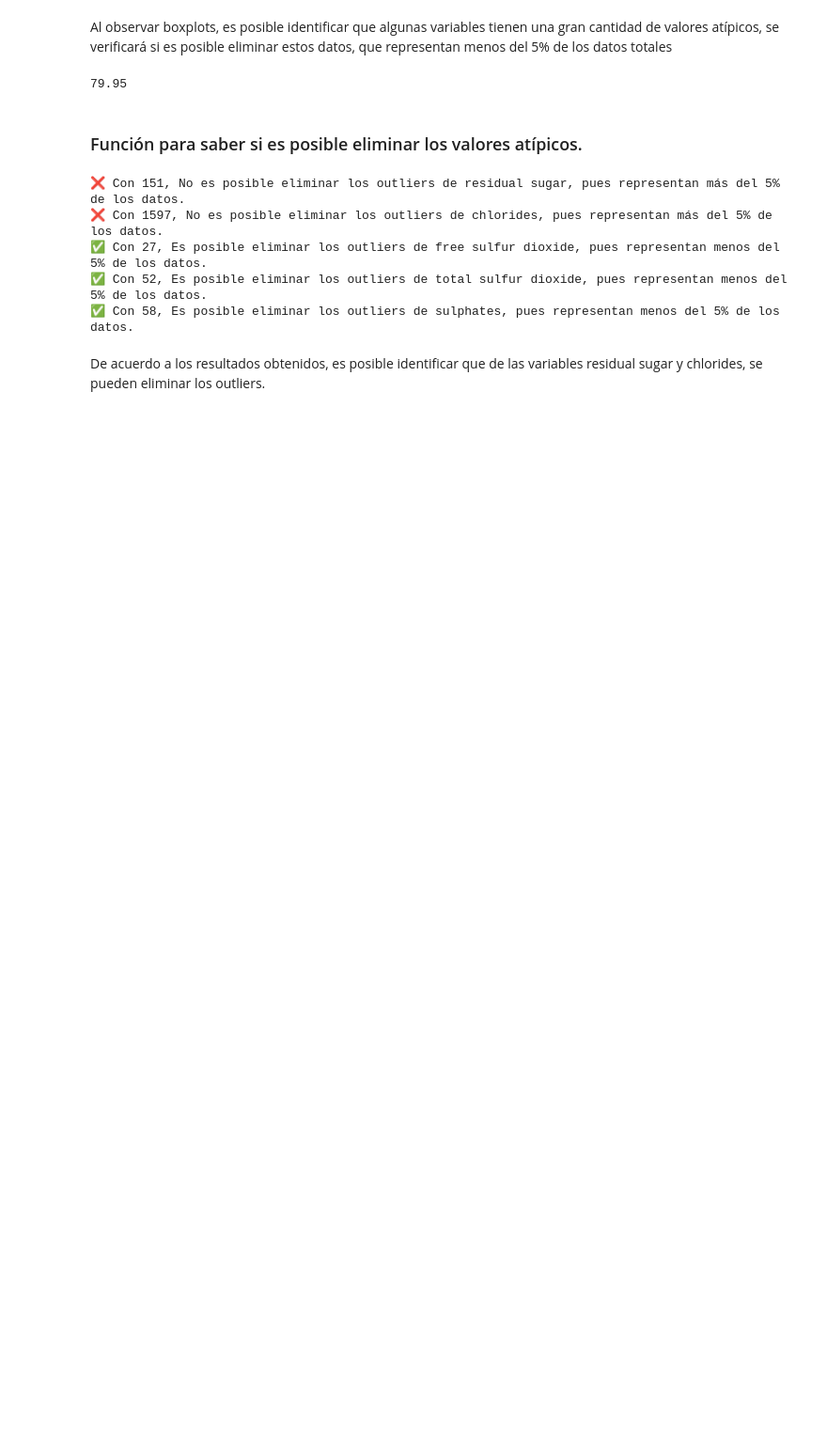
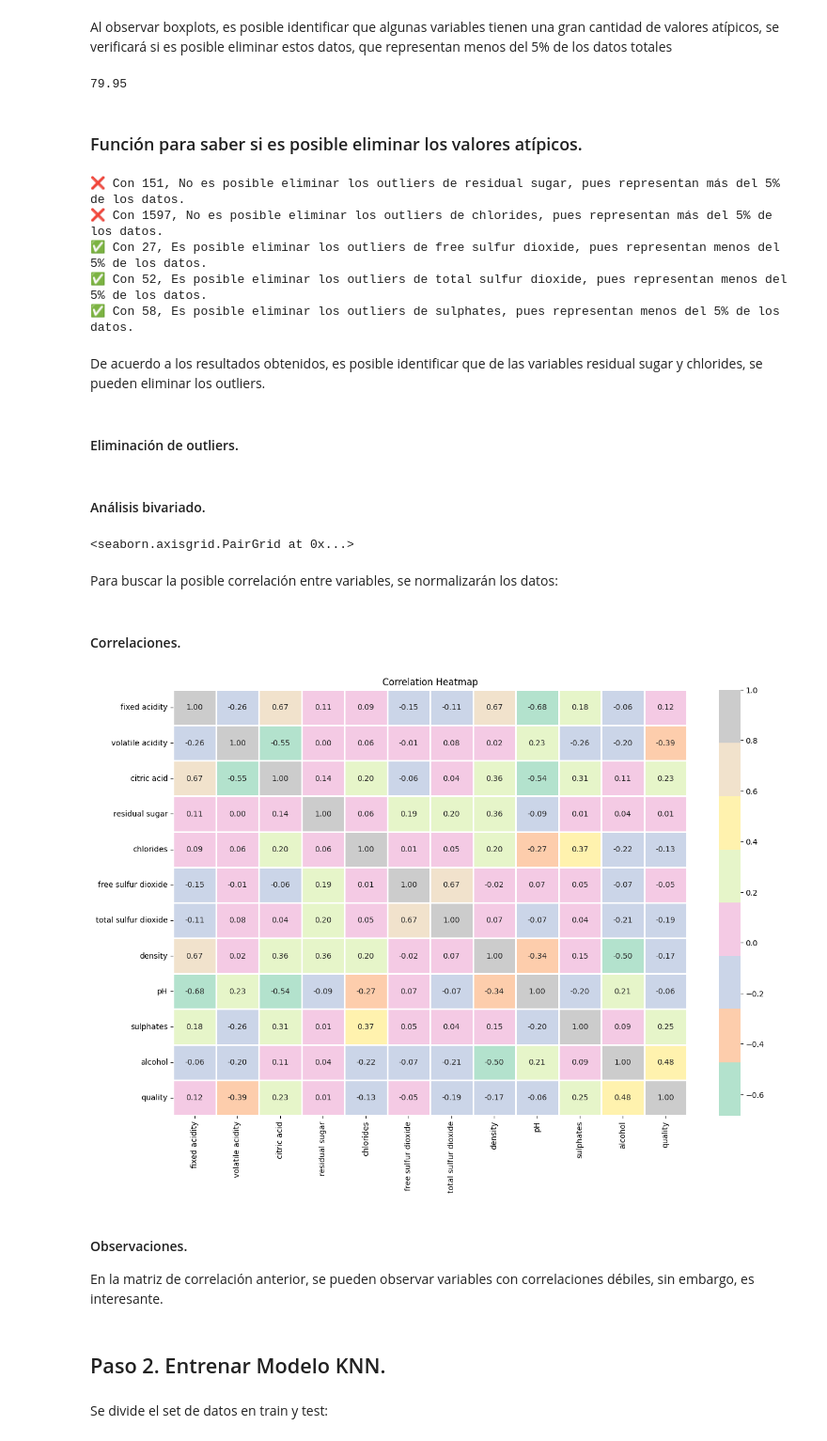
Before and after one commit to 4GeeksAcademy/k_nearest_neighbors_BBRH, a Jupyter notebook: src/k_nearest_neighbors_explore.ipynb, the cells around one changed output. Shown at 94% size. Saved outputs shown, nothing was run; the diff lists cells and outputs as text; code cells hidden in the pictures; blank space fills up the shorter version.

```diff
--- a/src/k_nearest_neighbors_explore.ipynb
+++ b/src/k_nearest_neighbors_explore.ipynb
@@ -175,0 +155,27 @@ De acuerdo a
+# %% [markdown]
+#### Eliminación de outliers.
+# %% [markdown]
+#### Análisis bivariado.
+# %%
+sns.pairplot(df)
+# %% [output]
+<seaborn.axisgrid.PairGrid at 0x...>
+# %% [markdown]
+Para buscar la posible correlación entre variables, se normalizarán los datos:
+# %% [markdown]
+#### Correlaciones.
+# %%
+plt.figure(figsize=(15, 10))
+sns.heatmap(df.corr(), annot=True, fmt='.2f', cmap='Pastel2', linewidths=2)
+
+plt.title('Correlation Heatmap')
+plt.show()
+# %% [output]
+[figure, added]
+# %% [markdown]
+#### Observaciones.
+En la matriz de correlación anterior, se pueden observar variables con correlaciones débiles, sin embargo, es interesante.
+# %% [markdown]
+## Paso 2. Entrenar Modelo KNN.
+# %% [markdown]
+Se divide el set de datos en train y test:
```
Also changed, not shown: parts of 4 cells of this notebook.
